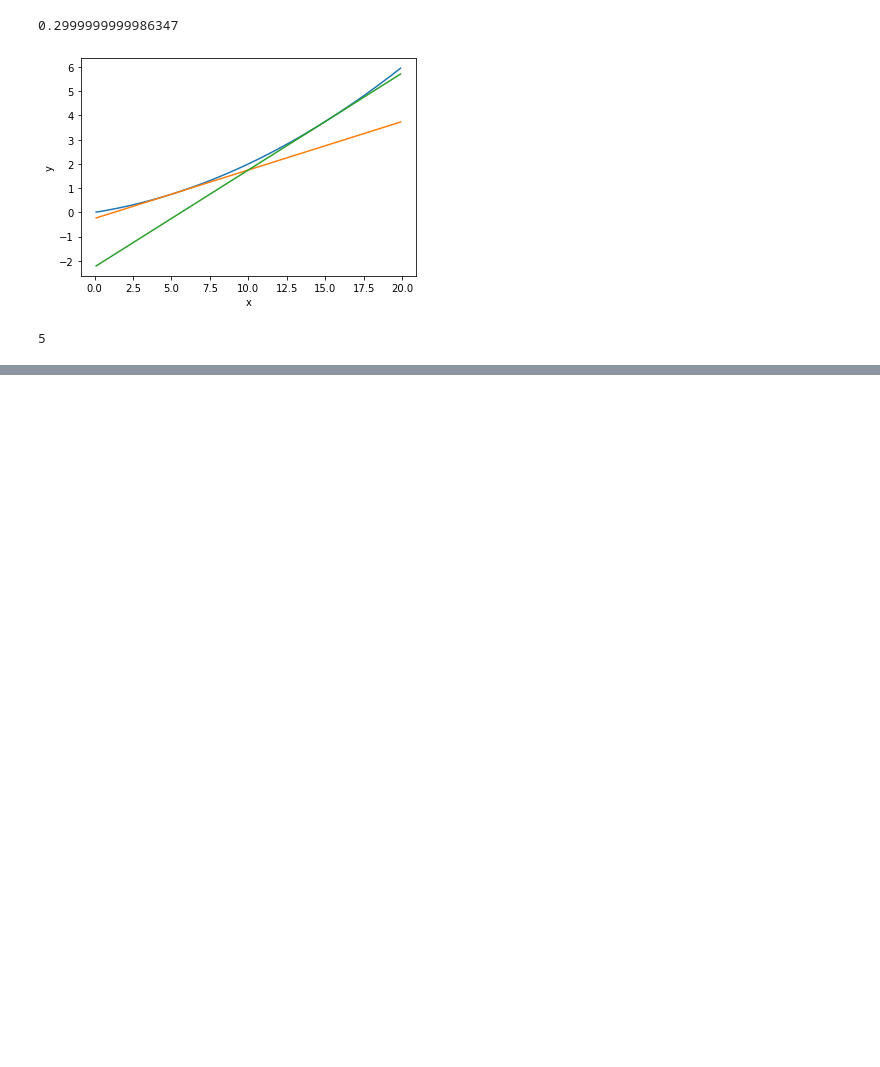
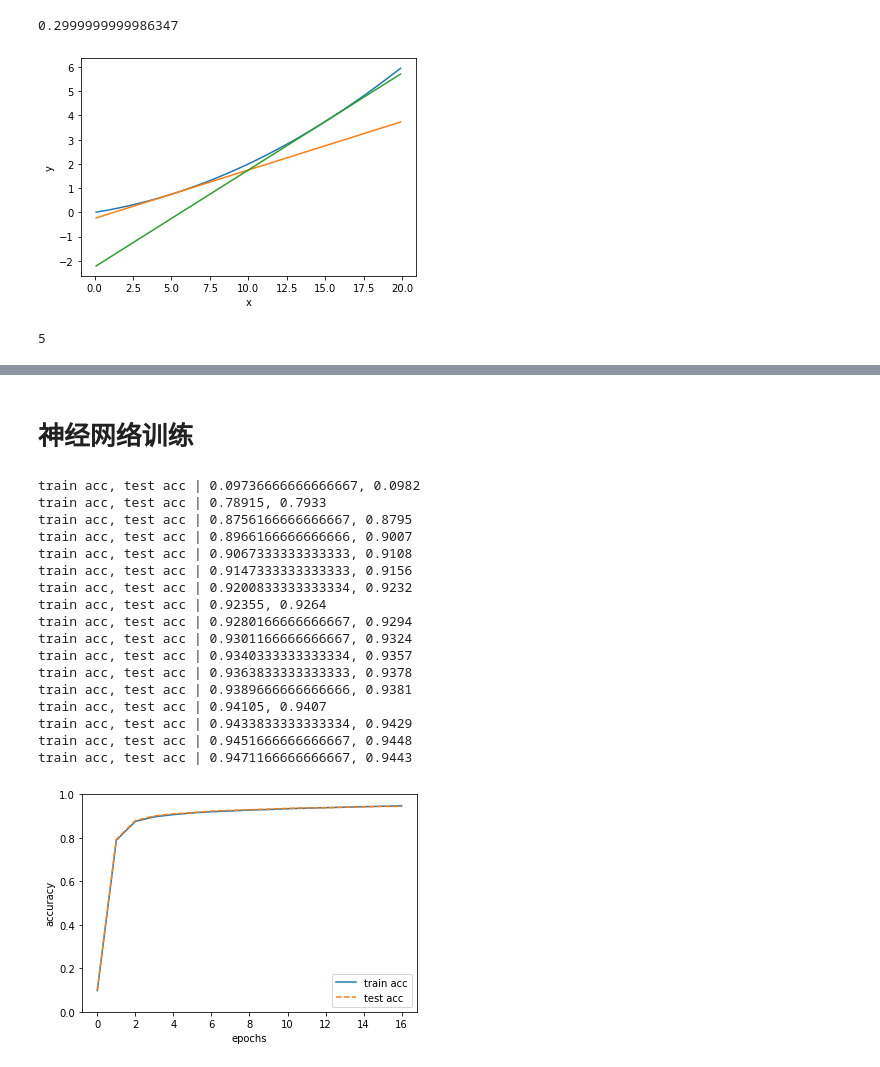
Before and after one commit to fenixchen/BookReading, a Jupyter notebook: DeepLearningFromScratch/4.神经网络的学习.ipynb, the cells around one changed output, grey strips where cells are left out. Saved outputs shown, nothing was run; the diff lists cells and outputs as text; code cells hidden in the pictures; blank space fills up the shorter version.

```diff
--- a/DeepLearningFromScratch/4.神经网络的学习.ipynb
+++ b/DeepLearningFromScratch/4.神经网络的学习.ipynb
@@ -260,0 +593,80 @@ array([6., 8.])
+# %% [markdown]
+# 神经网络训练
+# %%
+import sys, os
+sys.path.append('SourceCode')  # 为了导入父目录的文件而进行的设定
+sys.path.append('SourceCode/ch04')
+sys.path.append('SourceCode/common')
+import numpy as np
+import matplotlib.pyplot as plt
+from dataset.mnist import load_mnist
+#from two_layer_net import TwoLayerNet
+
+# 读入数据
+(x_train, t_train), (x_test, t_test) = load_mnist(normalize=True, one_hot_label=True)
+
+network = TwoLayerNet(input_size=784, hidden_size=50, output_size=10)
+
+iters_num = 10000  # 适当设定循环的次数
+train_size = x_train.shape[0]
+batch_size = 100
+learning_rate = 0.1
+
+train_loss_list = []
+train_acc_list = []
+test_acc_list = []
+
+iter_per_epoch = max(train_size / batch_size, 1)
+
+for i in range(iters_num):
+    batch_mask = np.random.choice(train_size, batch_size)
+    x_batch = x_train[batch_mask]
+    t_batch = t_train[batch_mask]
+
+    # 计算梯度
+    #grad = network.numerical_gradient(x_batch, t_batch)
+    grad = network.gradient(x_batch, t_batch)
+
+    # 更新参数
+    for key in ('W1', 'b1', 'W2', 'b2'):
+        network.params[key] -= learning_rate * grad[key]
+
+    loss = network.loss(x_batch, t_batch)
+    train_loss_list.append(loss)
+
+    if i % iter_per_epoch == 0:
+        train_acc = network.accuracy(x_train, t_train)
+        test_acc = network.accuracy(x_test, t_test)
+        train_acc_list.append(train_acc)
+        test_acc_list.append(test_acc)
+        print("train acc, test acc | " + str(train_acc) + ", " + str(test_acc))
+
+# 绘制图形
+markers = {'train': 'o', 'test': 's'}
+x = np.arange(len(train_acc_list))
+plt.plot(x, train_acc_list, label='train acc')
+plt.plot(x, test_acc_list, label='test acc', linestyle='--')
+plt.xlabel("epochs")
+plt.ylabel("accuracy")
+plt.ylim(0, 1.0)
+plt.legend(loc='lower right')
+plt.show()
+# %% [output]
+train acc, test acc | 0.09736666666666667, 0.0982
+train acc, test acc | 0.78915, 0.7933
+train acc, test acc | 0.8756166666666667, 0.8795
+train acc, test acc | 0.8966166666666666, 0.9007
+train acc, test acc | 0.9067333333333333, 0.9108
+train acc, test acc | 0.9147333333333333, 0.9156
+train acc, test acc | 0.9200833333333334, 0.9232
+train acc, test acc | 0.92355, 0.9264
+train acc, test acc | 0.9280166666666667, 0.9294
+train acc, test acc | 0.9301166666666667, 0.9324
+train acc, test acc | 0.9340333333333334, 0.9357
+train acc, test acc | 0.9363833333333333, 0.9378
+train acc, test acc | 0.9389666666666666, 0.9381
+train acc, test acc | 0.94105, 0.9407
+train acc, test acc | 0.9433833333333334, 0.9429
+train acc, test acc | 0.9451666666666667, 0.9448
+train acc, test acc | 0.9471166666666667, 0.9443
+[figure, added]
```
Also changed, not shown: parts of 14 cells of this notebook, 1 other file.
